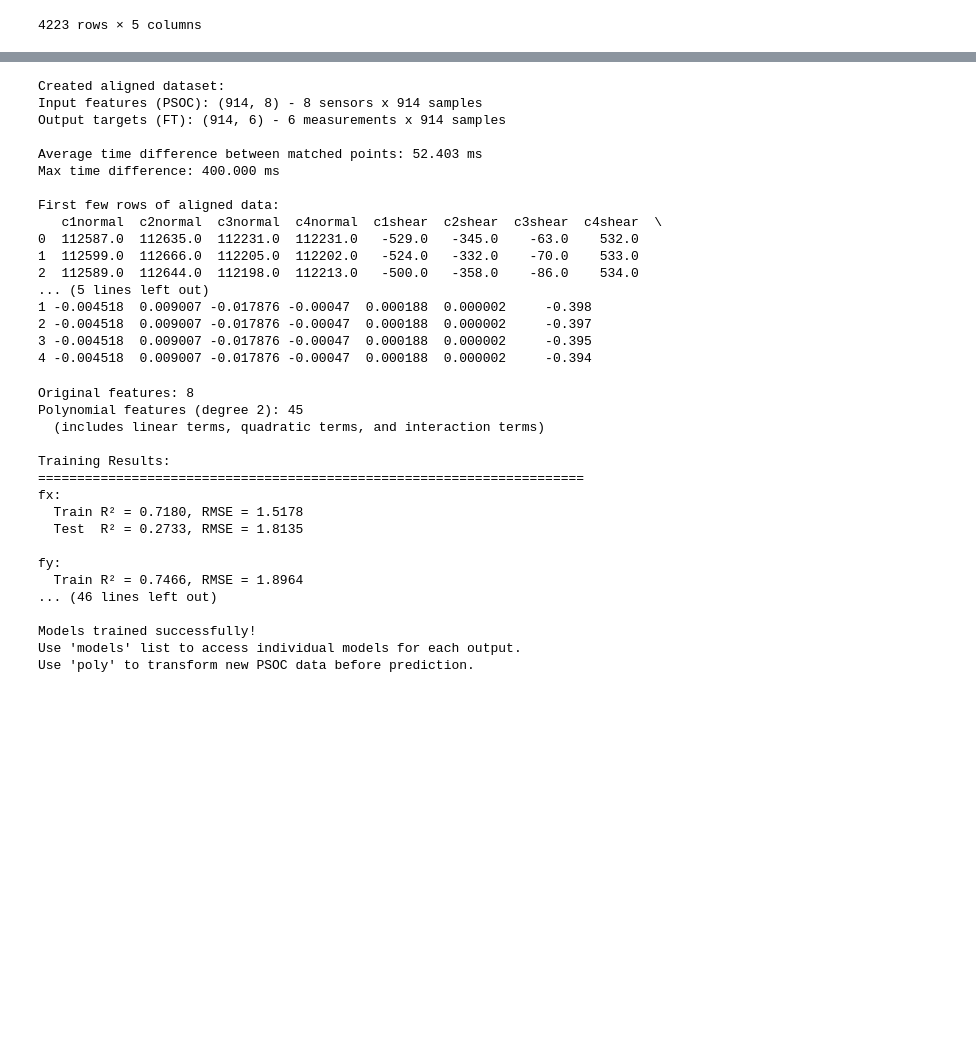
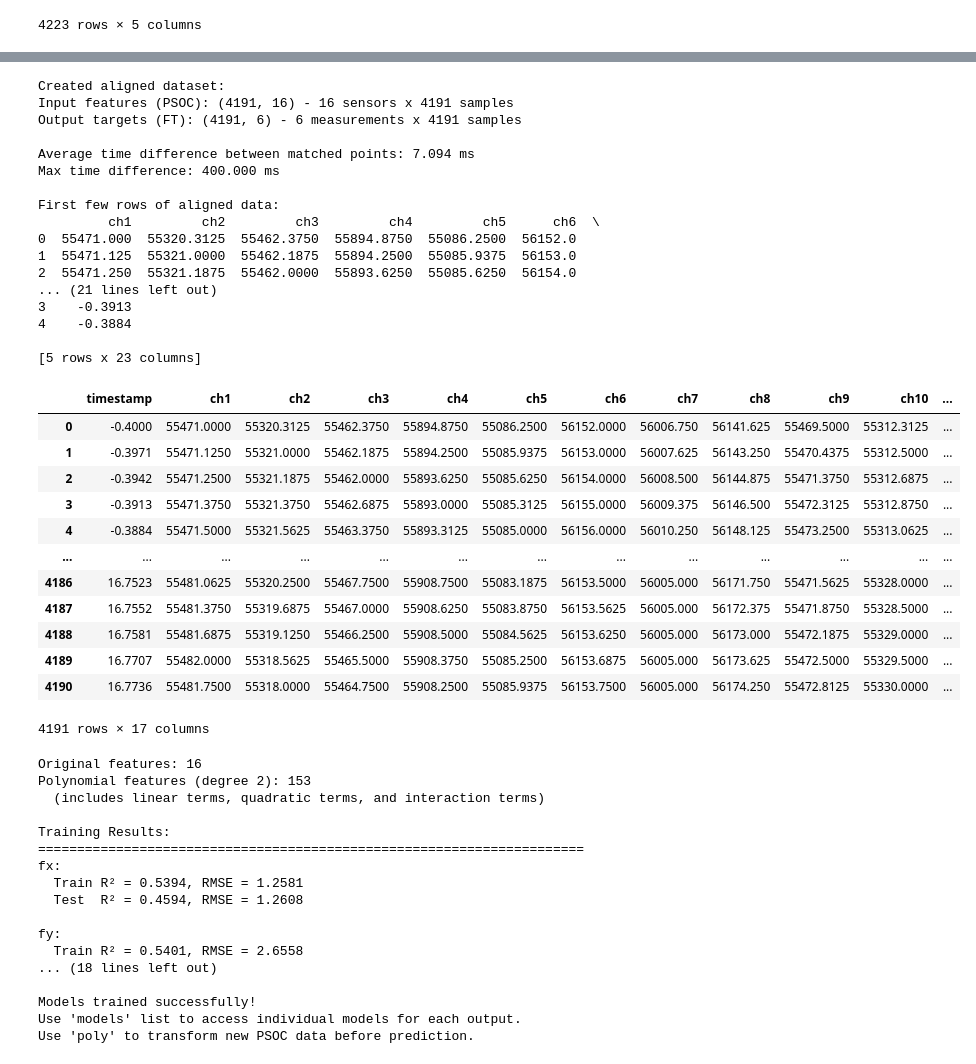
Before and after one commit to ECE382-Team2/ESP_Firmware, a Jupyter notebook: calibration/calibration.ipynb, the cells around one changed output, grey strips where cells are left out. Cells and saved outputs as stored; diff of their text form; code cells hidden in the pictures; blank space fills up the shorter version.

```diff
--- a/calibration/calibration.ipynb
+++ b/calibration/calibration.ipynb
@@ -243,6 +242,6 @@ plt.tight_layout()  # Adjust layout to prevent label overlap
 # %%
-# Map PSOC data (8 inputs) to FT sensor data (6 outputs) by finding closest timestamps
-# PSOC inputs: c1normal, c2normal, c3normal, c4normal, c1shear, c2shear, c3shear, c4shear
+# Map PSOC data to FT sensor data (6 outputs) by finding closest timestamps
+# PSOC inputs: all sensor columns except timestamp
 # FT outputs: fx, fy, fz, tx, ty, tz
 
 # For each PSOC timestamp, find the closest FT sensor timestamp
@@ -250,51 +249,63 @@ from scipy.spatial import KDTree
 
 # Create a KDTree for efficient nearest neighbor search
 ft_timestamps = ft_sensor_data['timestamp'].values.reshape(-1, 1)
 psoc_timestamps = psoc_data['timestamp'].values.reshape(-1, 1)
 
 tree = KDTree(ft_timestamps)
 distances, indices = tree.query(psoc_timestamps)
 
 # Create aligned dataset
-# Extract the 8 PSOC input features
-X = psoc_data[['c1normal', 'c2normal', 'c3normal', 'c4normal',
-               'c1shear', 'c2shear', 'c3shear', 'c4shear']].values
+# Extract all PSOC input features except timestamp
+X = psoc_data.drop('timestamp', axis=1).values
 
 # Extract the corresponding 6 FT sensor outputs using the matched indices
 y = ft_sensor_data.iloc[indices][['fx', 'fy', 'fz', 'tx', 'ty', 'tz']].values
 
 print(f"Created aligned dataset:")
-print(f"Input features (PSOC): {X.shape} - 8 sensors x {X.shape[0]} samples")
+print(f"Input features (PSOC): {X.shape} - {X.shape[1]} sensors x {X.shape[0]} samples")
 print(f"Output targets (FT): {y.shape} - 6 measurements x {y.shape[0]} samples")
 print(f"\nAverage time difference between matched points: {distances.mean()*1000:.3f} ms")
 print(f"Max time difference: {distances.max()*1000:.3f} ms")
 
 # Create a DataFrame for easier viewing
-aligned_data = pd.DataFrame(X, columns=['c1normal', 'c2normal', 'c3normal', 'c4normal',
-                                        'c1shear', 'c2shear', 'c3shear', 'c4shear'])
+aligned_data = pd.DataFrame(X, columns=psoc_data.drop('timestamp', axis=1).columns)
 aligned_data[['fx', 'fy', 'fz', 'tx', 'ty', 'tz']] = y
 aligned_data['timestamp'] = psoc_data['timestamp'].values
 
 print("\nFirst few rows of aligned data:")
 print(aligned_data.head())
+psoc_data
 # %% [output]
 Created aligned dataset:
-Input features (PSOC): (914, 8) - 8 sensors x 914 samples
-Output targets (FT): (914, 6) - 6 measurements x 914 samples
+Input features (PSOC): (4191, 16) - 16 sensors x 4191 samples
+Output targets (FT): (4191, 6) - 6 measurements x 4191 samples
 
-Average time difference between matched points: 52.403 ms
+Average time difference between matched points: 7.094 ms
 Max time difference: 400.000 ms
 
 First few rows of aligned data:
-   c1normal  c2normal  c3normal  c4normal  c1shear  c2shear  c3shear  c4shear  \
-0  112587.0  112635.0  112231.0  112231.0   -529.0   -345.0    -63.0    532.0
-1  112599.0  112666.0  112205.0  112202.0   -524.0   -332.0    -70.0    533.0
-2  112589.0  112644.0  112198.0  112213.0   -500.0   -358.0    -86.0    534.0
-... (5 lines left out)
-1 -0.004518  0.009007 -0.017876 -0.00047  0.000188  0.000002     -0.398
-2 -0.004518  0.009007 -0.017876 -0.00047  0.000188  0.000002     -0.397
-3 -0.004518  0.009007 -0.017876 -0.00047  0.000188  0.000002     -0.395
-4 -0.004518  0.009007 -0.017876 -0.00047  0.000188  0.000002     -0.394
+         ch1         ch2         ch3         ch4         ch5      ch6  \
+0  55471.000  55320.3125  55462.3750  55894.8750  55086.2500  56152.0
+1  55471.125  55321.0000  55462.1875  55894.2500  55085.9375  56153.0
+2  55471.250  55321.1875  55462.0000  55893.6250  55085.6250  56154.0
+... (21 lines left out)
+3    -0.3913
+4    -0.3884
+
+[5 rows x 23 columns]
+|  | timestamp | ch1 | ch2 | ch3 | ch4 | ch5 | ch6 | ch7 | ch8 | ch9 | ch10 | ... |
+| 0 | -0.4000 | 55471.0000 | 55320.3125 | 55462.3750 | 55894.8750 | 55086.2500 | 56152.0000 | 56006.750 | 56141.625 | 55469.5000 | 55312.3125 | ... |
+| 1 | -0.3971 | 55471.1250 | 55321.0000 | 55462.1875 | 55894.2500 | 55085.9375 | 56153.0000 | 56007.625 | 56143.250 | 55470.4375 | 55312.5000 | ... |
+| 2 | -0.3942 | 55471.2500 | 55321.1875 | 55462.0000 | 55893.6250 | 55085.6250 | 56154.0000 | 56008.500 | 56144.875 | 55471.3750 | 55312.6875 | ... |
+| 3 | -0.3913 | 55471.3750 | 55321.3750 | 55462.6875 | 55893.0000 | 55085.3125 | 56155.0000 | 56009.375 | 56146.500 | 55472.3125 | 55312.8750 | ... |
+| 4 | -0.3884 | 55471.5000 | 55321.5625 | 55463.3750 | 55893.3125 | 55085.0000 | 56156.0000 | 56010.250 | 56148.125 | 55473.2500 | 55313.0625 | ... |
+| ... | ... | ... | ... | ... | ... | ... | ... | ... | ... | ... | ... | ... |
+| 4186 | 16.7523 | 55481.0625 | 55320.2500 | 55467.7500 | 55908.7500 | 55083.1875 | 56153.5000 | 56005.000 | 56171.750 | 55471.5625 | 55328.0000 | ... |
+| 4187 | 16.7552 | 55481.3750 | 55319.6875 | 55467.0000 | 55908.6250 | 55083.8750 | 56153.5625 | 56005.000 | 56172.375 | 55471.8750 | 55328.5000 | ... |
+| 4188 | 16.7581 | 55481.6875 | 55319.1250 | 55466.2500 | 55908.5000 | 55084.5625 | 56153.6250 | 56005.000 | 56173.000 | 55472.1875 | 55329.0000 | ... |
+| 4189 | 16.7707 | 55482.0000 | 55318.5625 | 55465.5000 | 55908.3750 | 55085.2500 | 56153.6875 | 56005.000 | 56173.625 | 55472.5000 | 55329.5000 | ... |
+| 4190 | 16.7736 | 55481.7500 | 55318.0000 | 55464.7500 | 55908.2500 | 55085.9375 | 56153.7500 | 56005.000 | 56174.250 | 55472.8125 | 55330.0000 | ... |
+4191 rows × 17 columns
 # %%
 # Second-order polynomial least squares regression
 from sklearn.preprocessing import PolynomialFeatures
@@ -315,7 +326,7 @@ print(f"Polynomial features (degree 2): {X_train_poly.shape[1]}")
 print(f"  (includes linear terms, quadratic terms, and interaction terms)\n")
 
 # Train a separate linear regression model for each output
-models = []
+models = {}
 output_names = ['fx', 'fy', 'fz', 'tx', 'ty', 'tz']
 
 print("Training Results:")
@@ -324,7 +335,7 @@ for i, output_name in enumerate(output_names):
     # Train model
     model = LinearRegression()
     model.fit(X_train_poly, y_train[:, i])
-    models.append(model)
+    models[output_name] = model
 
     # Make predictions
     y_train_pred = model.predict(X_train_poly)
@@ -341,27 +352,24 @@ for i, output_name in enumerate(output_names):
     print(f"  Test  R² = {test_r2:.4f}, RMSE = {test_rmse:.4f}")
     print()
 
-# Make predictions on full dataset for visualization
-X_poly_full = poly.transform(X)
-y_pred_full = np.column_stack([model.predict(X_poly_full) for model in models])
 
 print(f"\nModels trained successfully!")
 print(f"Use 'models' list to access individual models for each output.")
 print(f"Use 'poly' to transform new PSOC data before prediction.")
 # %% [output]
-Original features: 8
-Polynomial features (degree 2): 45
+Original features: 16
+Polynomial features (degree 2): 153
   (includes linear terms, quadratic terms, and interaction terms)
 
 Training Results:
 ======================================================================
 fx:
-  Train R² = 0.7180, RMSE = 1.5178
-  Test  R² = 0.2733, RMSE = 1.8135
+  Train R² = 0.5394, RMSE = 1.2581
+  Test  R² = 0.4594, RMSE = 1.2608
 
 fy:
-  Train R² = 0.7466, RMSE = 1.8964
-... (46 lines left out)
+  Train R² = 0.5401, RMSE = 2.6558
+... (18 lines left out)
 
 Models trained successfully!
 Use 'models' list to access individual models for each output.
```
Also changed, not shown: parts of 7 cells of this notebook, 3 other files.
